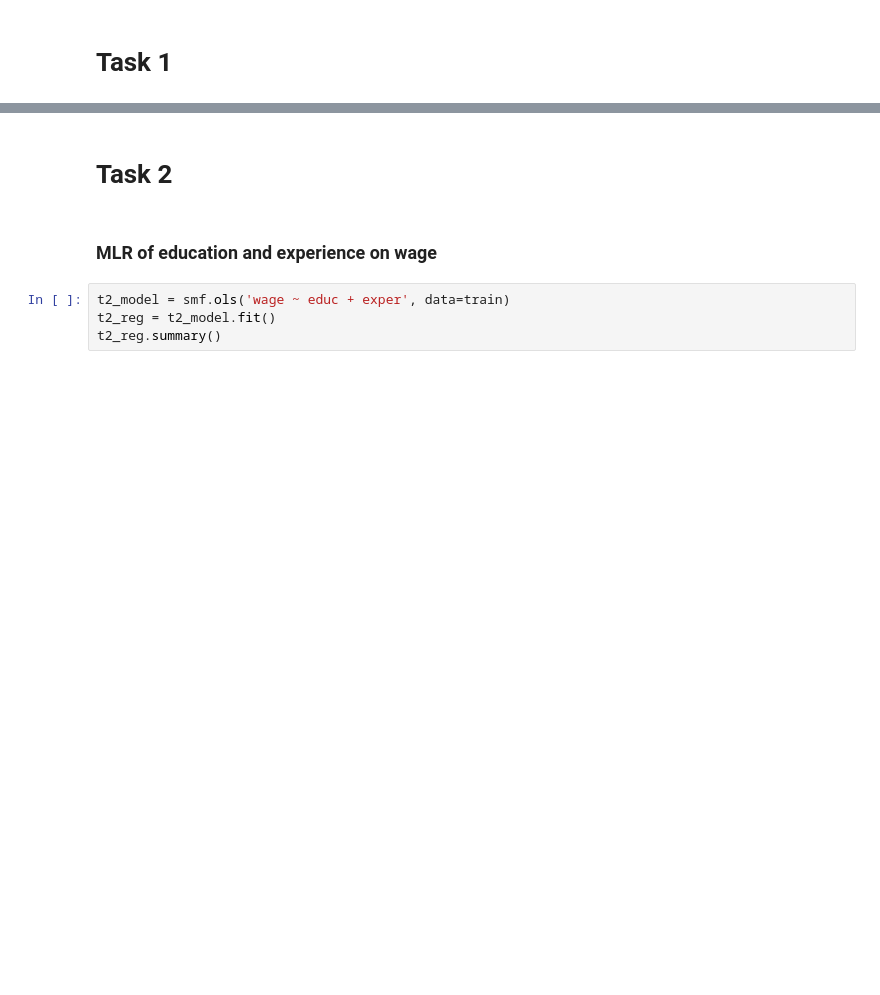
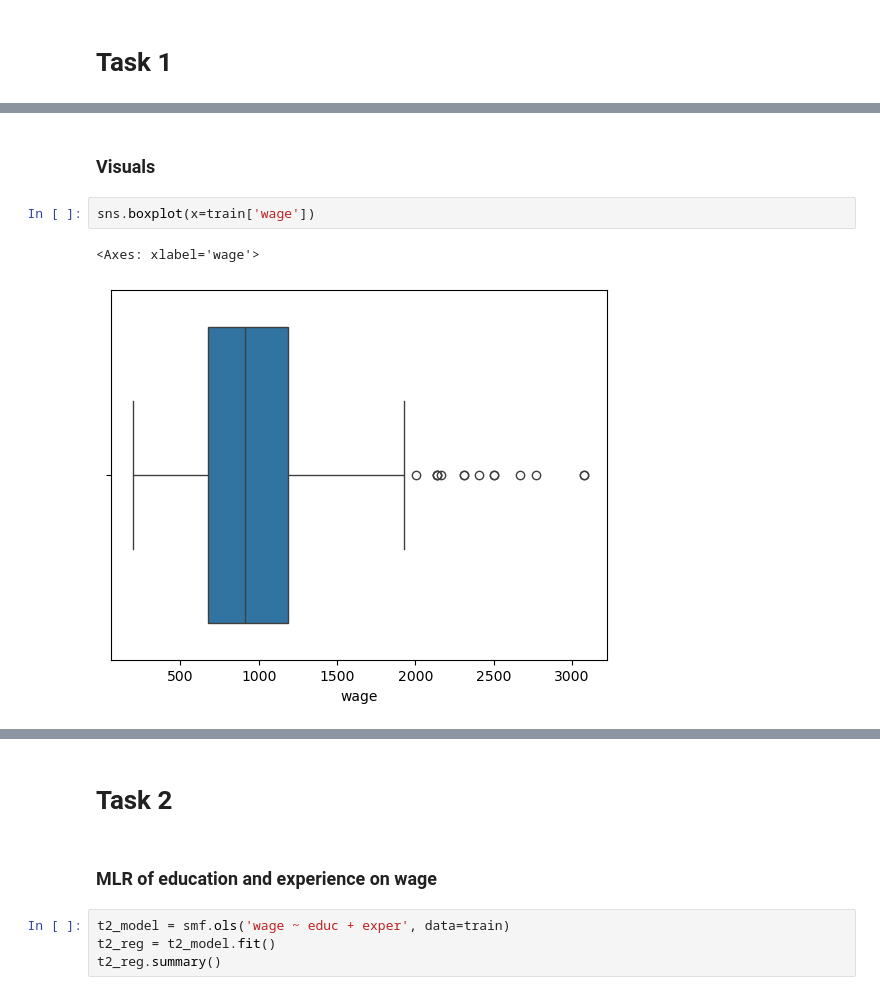
Before and after one commit to Kasperclowes/QBUS2810-Group-11, a Jupyter notebook: QBUS2810_Group_11.ipynb, the cells around one changed output, grey strips where cells are left out. Saved outputs shown, nothing was run; the diff lists cells and outputs as text; blank space fills up the shorter version.

```diff
--- a/QBUS2810_Group_11.ipynb
+++ b/QBUS2810_Group_11.ipynb
@@ -34,0 +181,7 @@ train.head()
+# %% [markdown]
+### Visuals ###
+# %%
+sns.boxplot(x=train['wage'])
+# %% [output]
+<Axes: xlabel='wage'>
+[figure, added]
```
Also changed, not shown: parts of 38 cells of this notebook.
